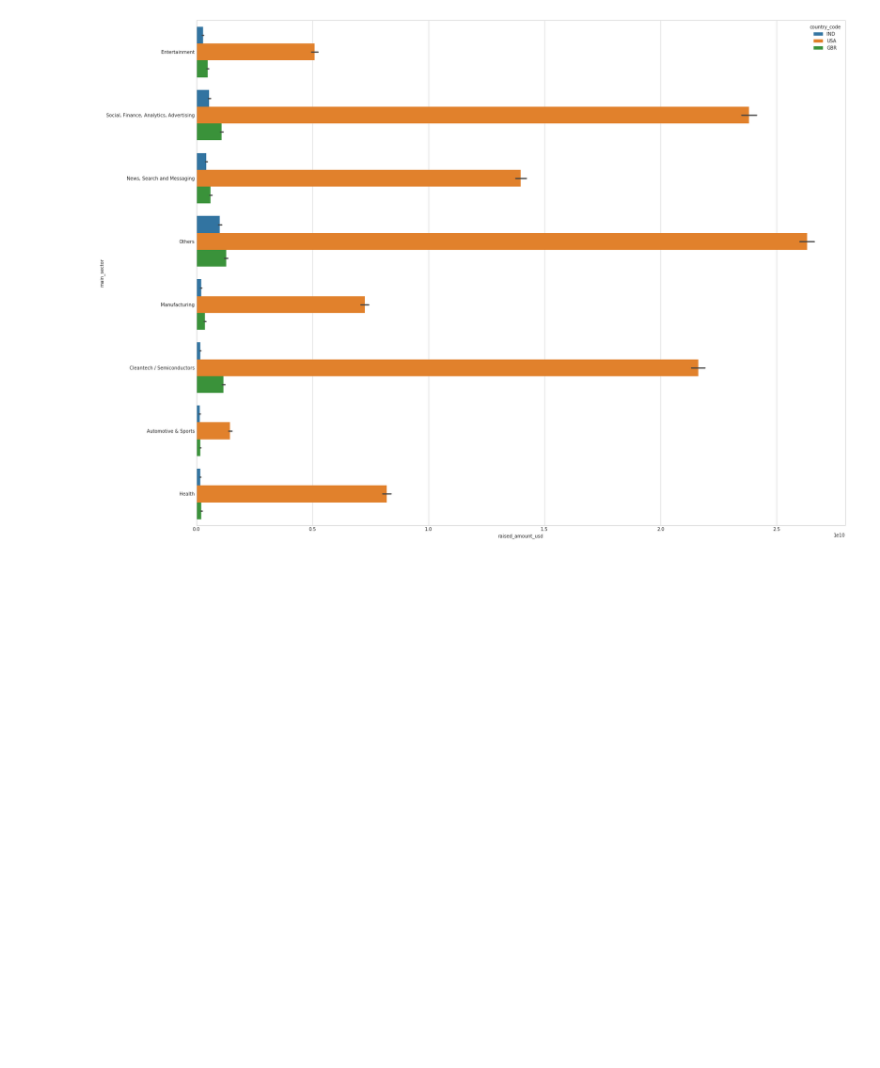
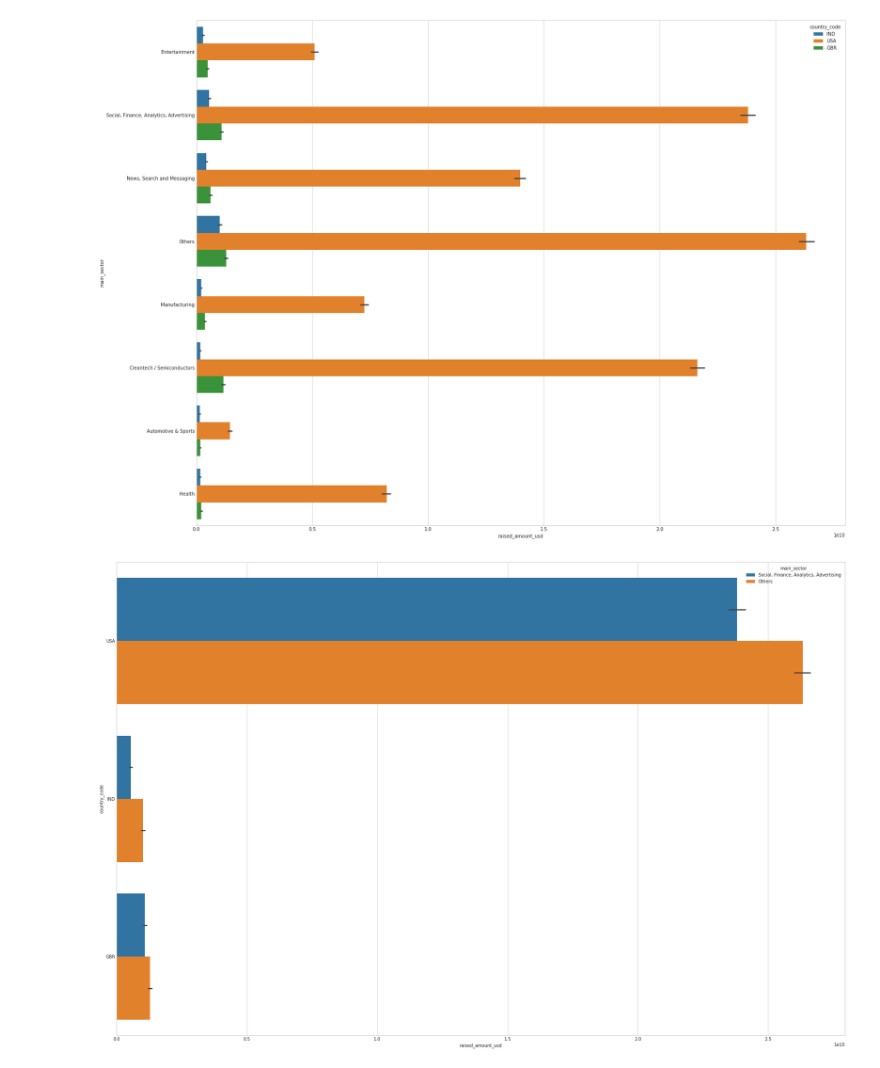
Before and after one commit to santhoshpkumar/Spark-Funds-Investment-CaseStudy, a Jupyter notebook: Investment_Analysis_Assignment.ipynb, the cells around one changed output. Cells and saved outputs as stored; diff of their text form; code cells hidden in the pictures; blank space fills up the shorter version.

```diff
--- a/Investment_Analysis_Assignment.ipynb
+++ b/Investment_Analysis_Assignment.ipynb
@@ -1245,3 +1247,12 @@ sns.barplot(y='main_sector', x='raised_amount_usd', hue="country_code", data=top
 plt.show()
 # %% [output]
 [figure]
+# %%
+top3_d1 = top3_english[top3_english['main_sector'].isin(["Others","Social, Finance, Analytics, Advertising" ])]
+# %%
+# specify hue="categorical_variable"
+plt.figure(figsize=(30, 20))
+sns.barplot(y='country_code', x='raised_amount_usd', hue="main_sector", data=top3_d1, estimator=np.sum)
+plt.show()
+# %% [output]
+[figure, added]
```
Also changed, not shown: parts of 8 cells of this notebook, 2 other files.
